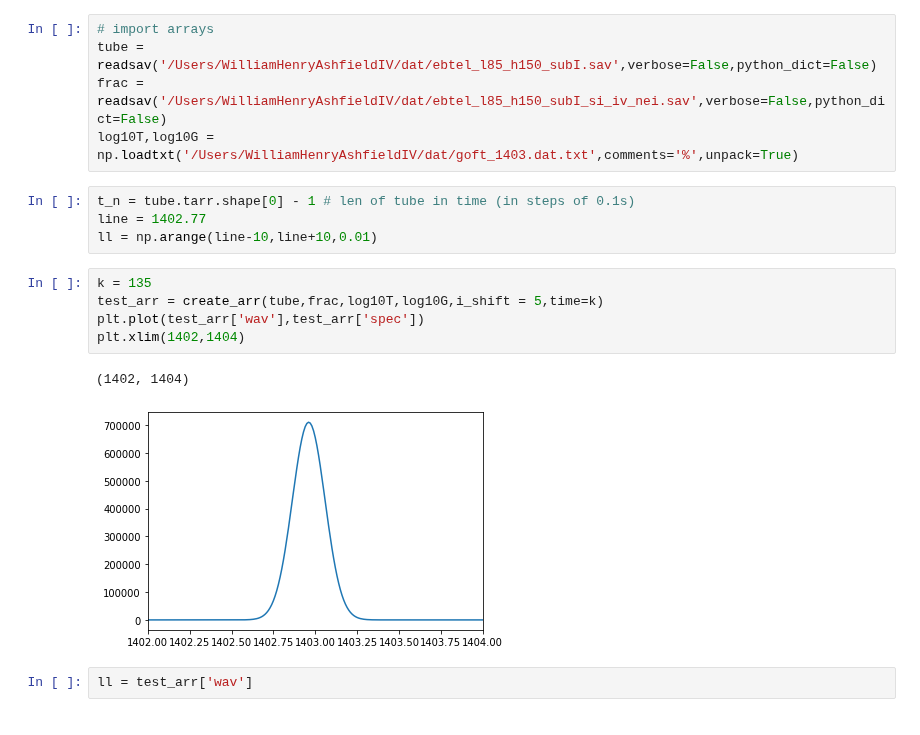
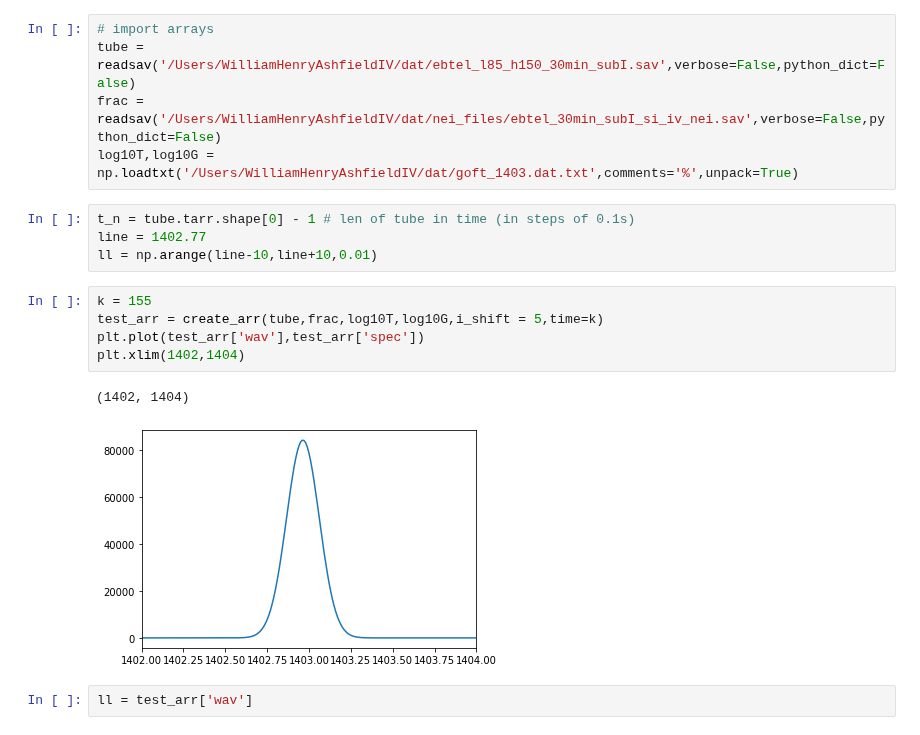
Before and after one commit to wilashfie/synth_spec, a Jupyter notebook: combined_ebtelI_h150.ipynb, the cells around one changed output. Saved outputs shown, nothing was run; the diff lists cells and outputs as text.

Commit message:
new ebtel run

```diff
--- a/combined_ebtelI_h150.ipynb
+++ b/combined_ebtelI_h150.ipynb
@@ -12,21 +12,21 @@ from scipy.optimize import curve_fit
 from create_arrays_combo import create_arr
 # %%
 # import arrays
-tube = readsav('/Users/WilliamHenryAshfieldIV/dat/ebtel_l85_h150_subI.sav',verbose=False,python_dict=False)
-frac = readsav('/Users/WilliamHenryAshfieldIV/dat/ebtel_l85_h150_subI_si_iv_nei.sav',verbose=False,python_dict=False)
+tube = readsav('/Users/WilliamHenryAshfieldIV/dat/ebtel_l85_h150_30min_subI.sav',verbose=False,python_dict=False)
+frac = readsav('/Users/WilliamHenryAshfieldIV/dat/nei_files/ebtel_30min_subI_si_iv_nei.sav',verbose=False,python_dict=False)
 log10T,log10G = np.loadtxt('/Users/WilliamHenryAshfieldIV/dat/goft_1403.dat.txt',comments='%',unpack=True)
 # %%
 t_n = tube.tarr.shape[0] - 1 # len of tube in time (in steps of 0.1s)
 line = 1402.77
 ll = np.arange(line-10,line+10,0.01)
 # %%
-k = 135
+k = 155
 test_arr = create_arr(tube,frac,log10T,log10G,i_shift = 5,time=k)
 plt.plot(test_arr['wav'],test_arr['spec'])
 plt.xlim(1402,1404)
 # %% [output]
 (1402, 1404)
-[figure, old version]
+[figure, new version]
 # %%
 ll = test_arr['wav']
 # %%
```
Also changed, not shown: parts of 12 cells of this notebook.
